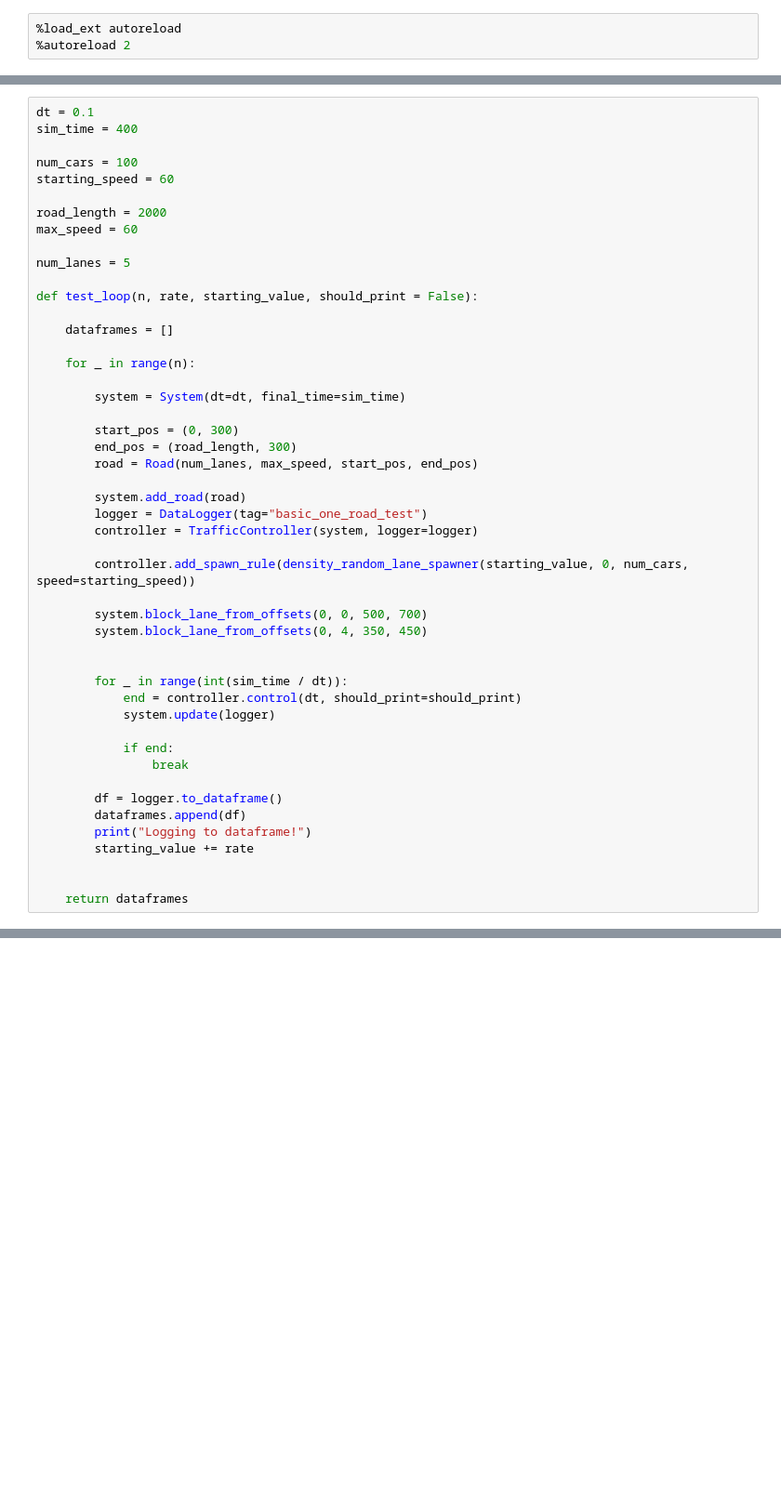
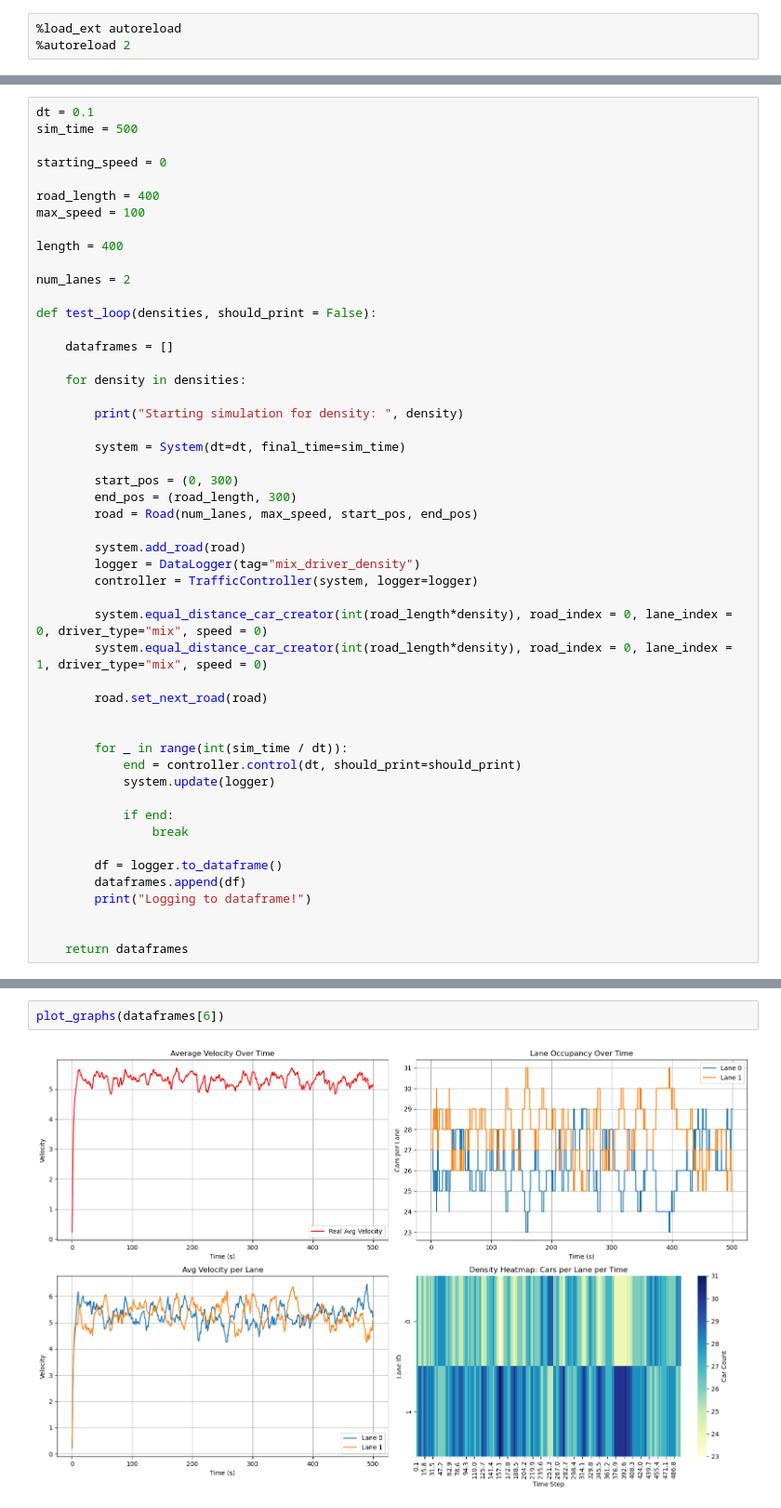
Before and after one commit to yuval-levi-046/PROM-Physical-Simulation, a Jupyter notebook: simulator.ipynb, the cells around one changed output, grey strips where cells are left out. Shown at 93% size. Drawn from its saved outputs; the diff is of its cells as text; blank space fills up the shorter version.

```diff
--- a/simulator.ipynb
+++ b/simulator.ipynb
@@ -25,20 +76,23 @@ def get_last_frame_average_velocity(df):
 # %%
 dt = 0.1
-sim_time = 400
+sim_time = 500
 
-num_cars = 100
-starting_speed = 60
+starting_speed = 0
 
-road_length = 2000
-max_speed = 60
+road_length = 400
+max_speed = 100
 
-num_lanes = 5
+length = 400
 
-def test_loop(n, rate, starting_value, should_print = False):
+num_lanes = 2
+
+def test_loop(densities, should_print = False):
 
     dataframes = []
 
-    for _ in range(n):
+    for density in densities:
+
+        print("Starting simulation for density: ", density)
 
         system = System(dt=dt, final_time=sim_time)
 
@@ -47,13 +101,13 @@ def test_loop(n, rate, starting_value, should_print = False):
         road = Road(num_lanes, max_speed, start_pos, end_pos)
 
         system.add_road(road)
-        logger = DataLogger(tag="basic_one_road_test")
+        logger = DataLogger(tag="mix_driver_density")
         controller = TrafficController(system, logger=logger)
 
-        controller.add_spawn_rule(density_random_lane_spawner(starting_value, 0, num_cars, speed=starting_speed))
+        system.equal_distance_car_creator(int(road_length*density), road_index = 0, lane_index = 0, driver_type="mix", speed = 0)
+        system.equal_distance_car_creator(int(road_length*density), road_index = 0, lane_index = 1, driver_type="mix", speed = 0)
 
-        system.block_lane_from_offsets(0, 0, 500, 700)
-        system.block_lane_from_offsets(0, 4, 350, 450)
+        road.set_next_road(road)
 
 
         for _ in range(int(sim_time / dt)):
@@ -66,7 +120,6 @@ def test_loop(n, rate, starting_value, should_print = False):
         df = logger.to_dataframe()
         dataframes.append(df)
         print("Logging to dataframe!")
-        starting_value += rate
 
 
     return dataframes
@@ -84,0 +162,4 @@ for df in dataframes:
+# %%
+plot_graphs(dataframes[6])
+# %% [output]
+[figure, added]
```
Also changed, not shown: parts of 13 cells of this notebook, 7 other files.
